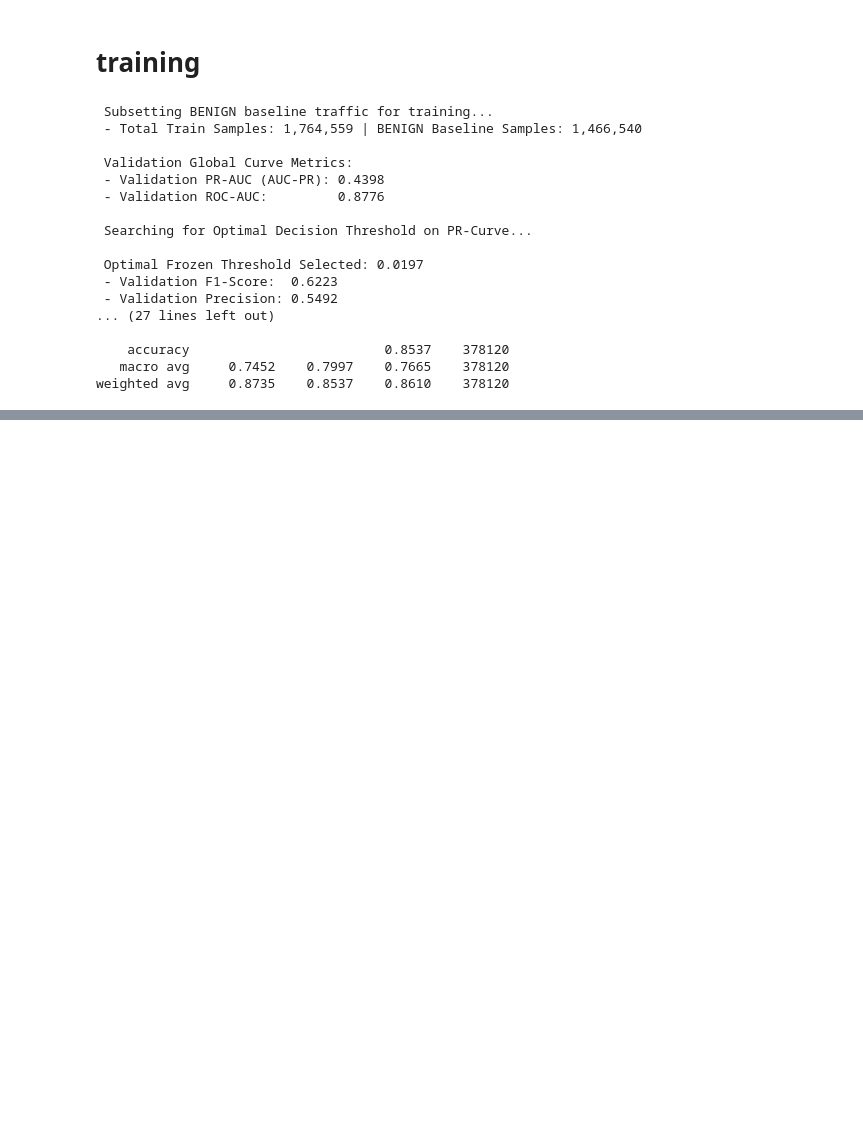
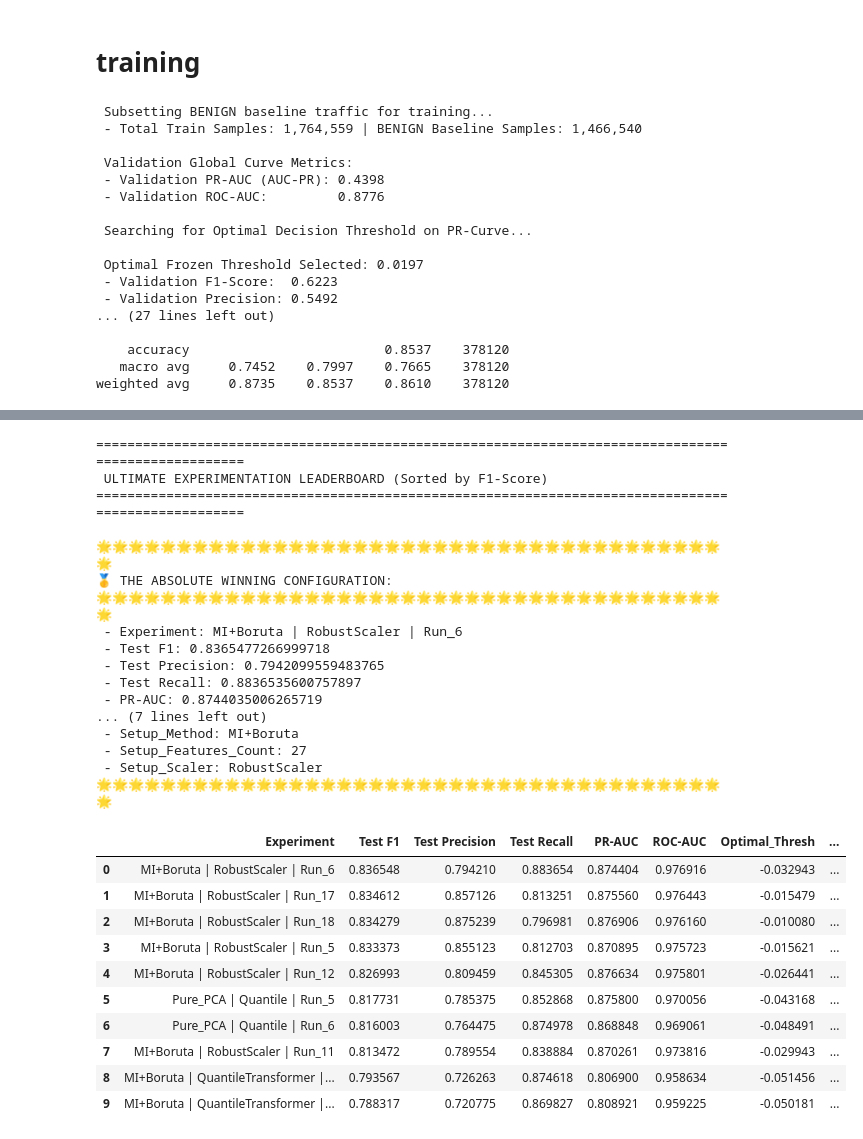
Before and after one commit to lobnaahmed850/Grad-Project, a Jupyter notebook: network-anomaly-detection/notebooks/02_isolation_forest.ipynb, the cells around one changed output, grey strips where cells are left out. Saved outputs shown, nothing was run; the diff lists cells and outputs as text; code cells hidden in the pictures; blank space fills up the shorter version.

Commit message:
feat: complete mega GridSearch pipeline

```diff
--- a/network-anomaly-detection/notebooks/02_isolation_forest.ipynb
+++ b/network-anomaly-detection/notebooks/02_isolation_forest.ipynb
@@ -835,0 +1271,23 @@ print("✅Measured data sets were successfully saved in scaled_datasets.npz!")
+# %%
+# ج. شبكة الاحتمالات لـ Hyperparameters الخاصة بـ Isolation Forest
+param_grid = {
+    "n_estimators": [100, 150],
+    "max_samples": [256, 512, 0.9612],
+    "max_features": [0.6, 0.8, 1.0],
+    "random_state": [42],
+    "n_jobs": [-1],
+}
+grid = list(ParameterGrid(param_grid))
+
+# د. قائمة المقيّسات المراد اختبارها
+scalers_to_test = [
+    RobustScaler(),
+    QuantileTransformer(output_distribution="normal", random_state=42),
+]
+
+total_experiments = len(grid) * len(scalers_to_test) + len(
+    grid
+)
+# (MI/Boruta variants + PCA baseline)
+print(
+    f"\n Starting Mega GridSearch Pipeline! Total Planned Experiments: ~{total_experiments}\n")
@@ -835,0 +1383,50 @@ print("✅Measured data sets were successfully saved in scaled_datasets.npz!")
+# %%
+print("\n" + "=" * 100)
+print(" ULTIMATE EXPERIMENTATION LEADERBOARD (Sorted by F1-Score)")
+print("=" * 100)
+
+leaderboard_df = pd.DataFrame(results_list)
+leaderboard_df = leaderboard_df.sort_values(by="Test F1", ascending=False).reset_index(
+    drop=True
+)
+
+# طباعة أعظم نتيجة (الفائز الأول)
+best_run = leaderboard_df.iloc[0]
+print("\n" + "🌟" * 40)
+print("🥇 THE ABSOLUTE WINNING CONFIGURATION:")
+print("🌟" * 40)
+for col, val in best_run.items():
+    print(f" - {col}: {val}")
+print("🌟" * 40 + "\n")
+
+# عرض أفضل 10 تجارب في جدول نظيف
+display(leaderboard_df.head(10))
+# %% [output]
+====================================================================================================
+ ULTIMATE EXPERIMENTATION LEADERBOARD (Sorted by F1-Score)
+====================================================================================================
+
+🌟🌟🌟🌟🌟🌟🌟🌟🌟🌟🌟🌟🌟🌟🌟🌟🌟🌟🌟🌟🌟🌟🌟🌟🌟🌟🌟🌟🌟🌟🌟🌟🌟🌟🌟🌟🌟🌟🌟🌟
+🥇 THE ABSOLUTE WINNING CONFIGURATION:
+🌟🌟🌟🌟🌟🌟🌟🌟🌟🌟🌟🌟🌟🌟🌟🌟🌟🌟🌟🌟🌟🌟🌟🌟🌟🌟🌟🌟🌟🌟🌟🌟🌟🌟🌟🌟🌟🌟🌟🌟
+ - Experiment: MI+Boruta | RobustScaler | Run_6
+ - Test F1: 0.8365477266999718
+ - Test Precision: 0.7942099559483765
+ - Test Recall: 0.8836535600757897
+ - PR-AUC: 0.8744035006265719
+... (7 lines left out)
+ - Setup_Method: MI+Boruta
+ - Setup_Features_Count: 27
+ - Setup_Scaler: RobustScaler
+🌟🌟🌟🌟🌟🌟🌟🌟🌟🌟🌟🌟🌟🌟🌟🌟🌟🌟🌟🌟🌟🌟🌟🌟🌟🌟🌟🌟🌟🌟🌟🌟🌟🌟🌟🌟🌟🌟🌟🌟
+|  | Experiment | Test F1 | Test Precision | Test Recall | PR-AUC | ROC-AUC | Optimal_Thresh | ... |
+| 0 | MI+Boruta | RobustScaler | Run_6 | 0.836548 | 0.794210 | 0.883654 | 0.874404 | 0.976916 | -0.032943 | ... |
+| 1 | MI+Boruta | RobustScaler | Run_17 | 0.834612 | 0.857126 | 0.813251 | 0.875560 | 0.976443 | -0.015479 | ... |
+| 2 | MI+Boruta | RobustScaler | Run_18 | 0.834279 | 0.875239 | 0.796981 | 0.876906 | 0.976160 | -0.010080 | ... |
+| 3 | MI+Boruta | RobustScaler | Run_5 | 0.833373 | 0.855123 | 0.812703 | 0.870895 | 0.975723 | -0.015621 | ... |
+| 4 | MI+Boruta | RobustScaler | Run_12 | 0.826993 | 0.809459 | 0.845305 | 0.876634 | 0.975801 | -0.026441 | ... |
+| 5 | Pure_PCA | Quantile | Run_5 | 0.817731 | 0.785375 | 0.852868 | 0.875800 | 0.970056 | -0.043168 | ... |
+| 6 | Pure_PCA | Quantile | Run_6 | 0.816003 | 0.764475 | 0.874978 | 0.868848 | 0.969061 | -0.048491 | ... |
+| 7 | MI+Boruta | RobustScaler | Run_11 | 0.813472 | 0.789554 | 0.838884 | 0.870261 | 0.973816 | -0.029943 | ... |
+| 8 | MI+Boruta | QuantileTransformer |... | 0.793567 | 0.726263 | 0.874618 | 0.806900 | 0.958634 | -0.051456 | ... |
+| 9 | MI+Boruta | QuantileTransformer |... | 0.788317 | 0.720775 | 0.869827 | 0.808921 | 0.959225 | -0.050181 | ... |
```
Also changed, not shown: parts of 32 cells of this notebook.
